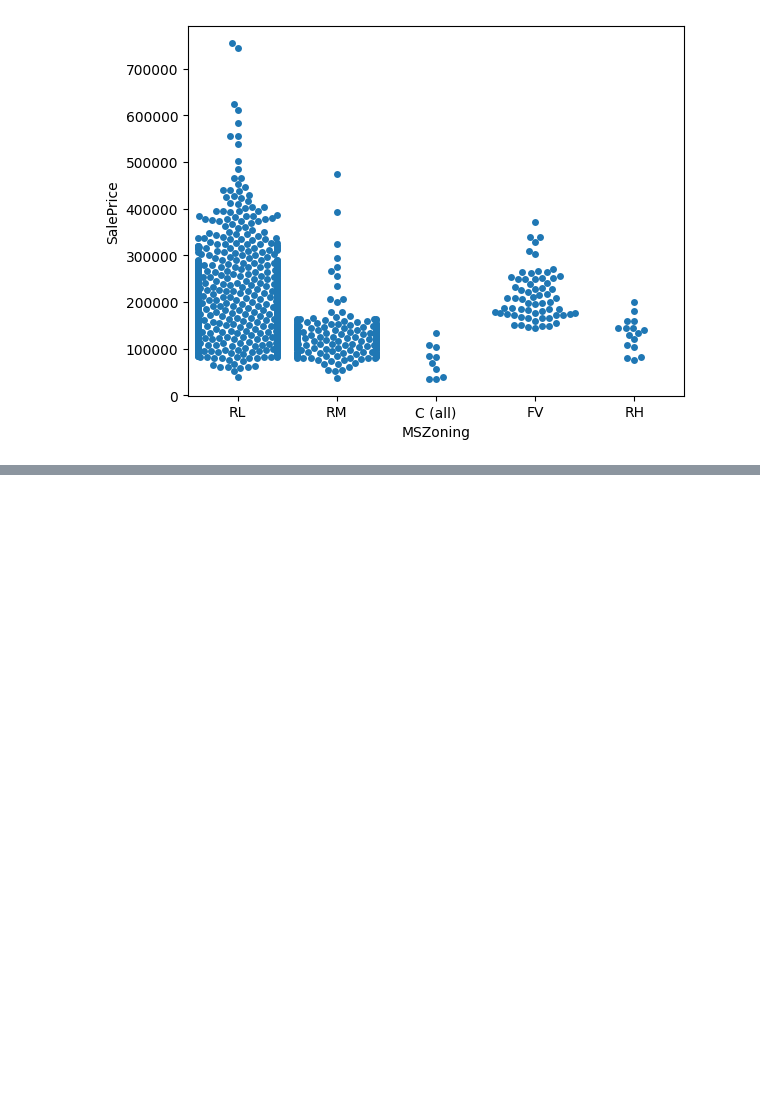
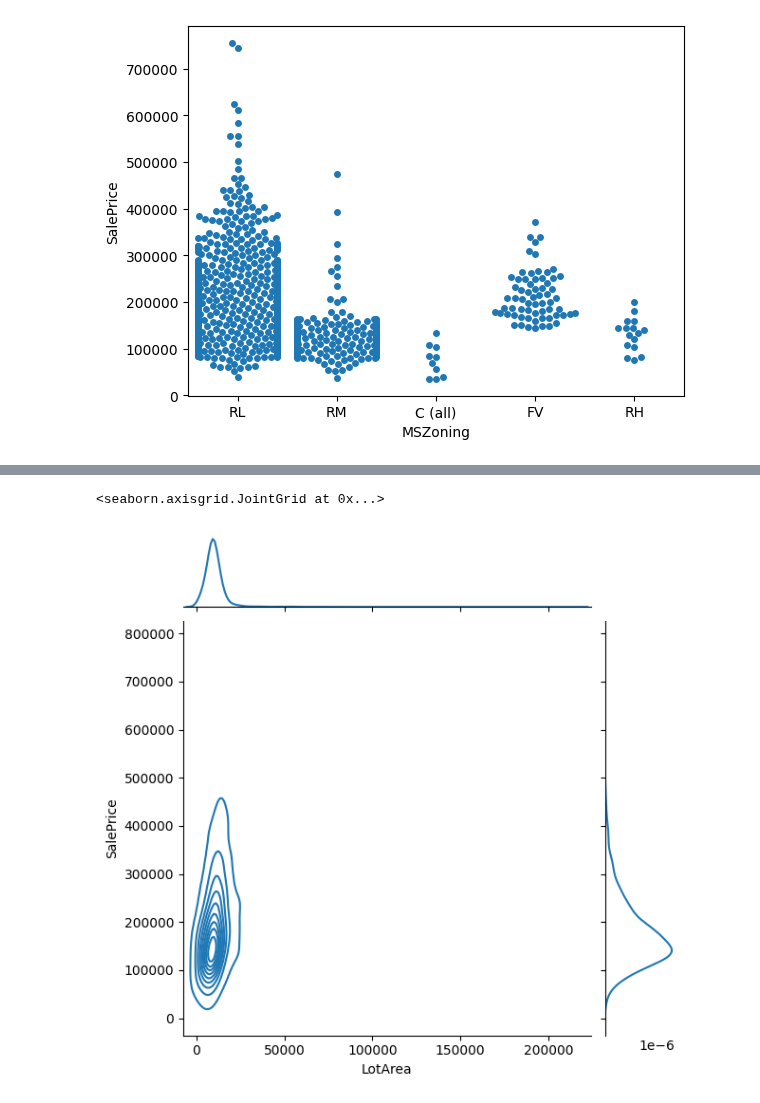
Before and after one commit to afrut/learn-ml, a Jupyter notebook: template/visualization.ipynb, the cells around one changed output, grey strips where cells are left out. Saved outputs shown, nothing was run; the diff lists cells and outputs as text; code cells hidden in the pictures; blank space fills up the shorter version.

```diff
--- a/template/visualization.ipynb
+++ b/template/visualization.ipynb
@@ -107,0 +120,6 @@ sns.swarmplot(x=df["MSZoning"],y=df["SalePrice"])
+# %%
+# 2d kde plot
+sns.jointplot(x=df["LotArea"],y=df["SalePrice"],kind="kde")
+# %% [output]
+<seaborn.axisgrid.JointGrid at 0x...>
+[figure, added]
```
Also changed, not shown: parts of 2 cells of this notebook, 1 other file.
